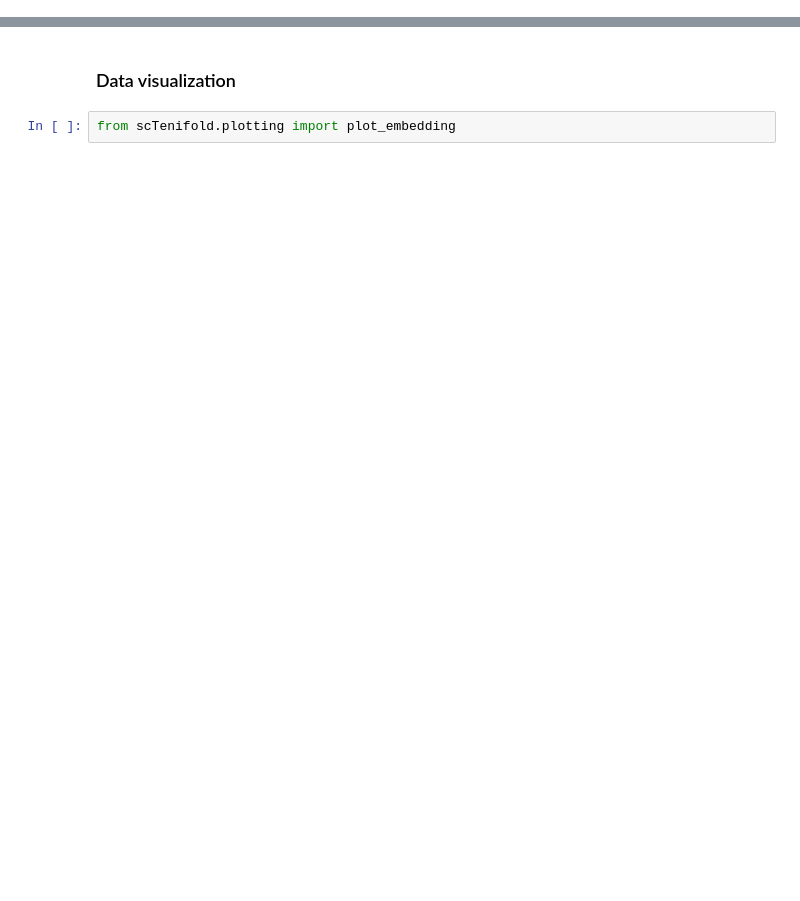
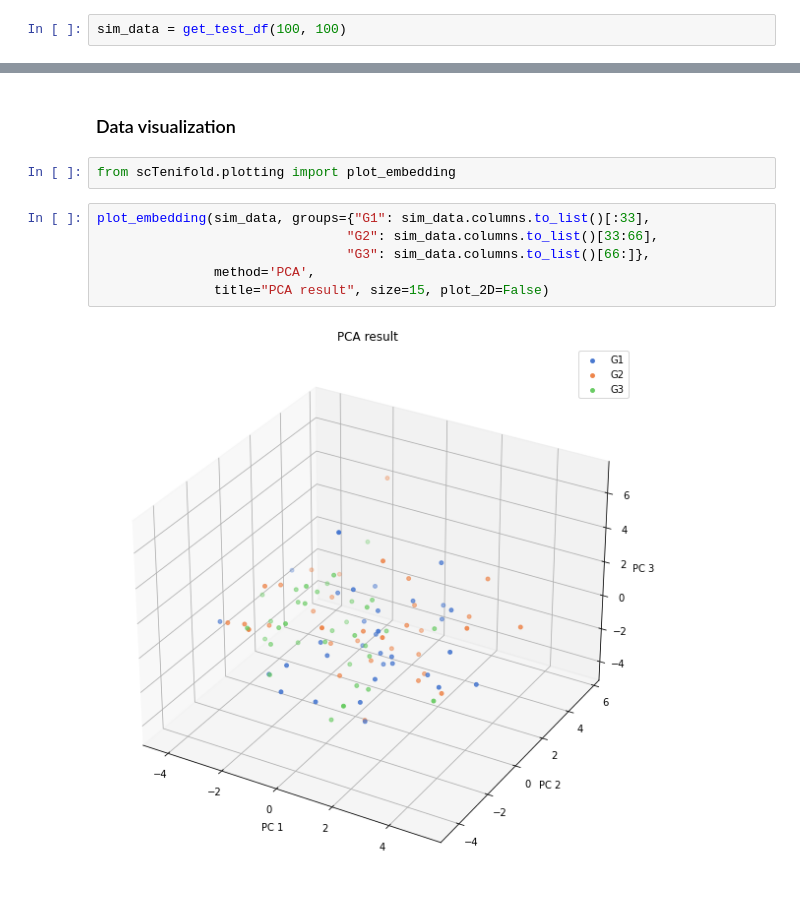
Before and after one commit to qwerty239qwe/scTenifoldpy, a Jupyter notebook: docs/source/1_data.ipynb, the cells around one changed output, grey strips where cells are left out. Saved outputs shown, nothing was run; the diff lists cells and outputs as text; blank space fills up the shorter version.

```diff
--- a/docs/source/1_data.ipynb
+++ b/docs/source/1_data.ipynb
@@ -18,0 +29,2 @@ AD_datasets[""]
+# %%
+sim_data = get_test_df(100, 100)
@@ -20,3 +47,11 @@ AD_datasets[""]
 ### Data visualization
 # %%
 from scTenifold.plotting import plot_embedding
+# %%
+plot_embedding(sim_data, groups={"G1": sim_data.columns.to_list()[:33],
+                                "G2": sim_data.columns.to_list()[33:66],
+                                "G3": sim_data.columns.to_list()[66:]},
+               method='PCA',
+               title="PCA result", size=15, plot_2D=False)
+# %% [output]
+[figure, added]
```
Also changed, not shown: parts of 12 cells of this notebook, 8 other files.
